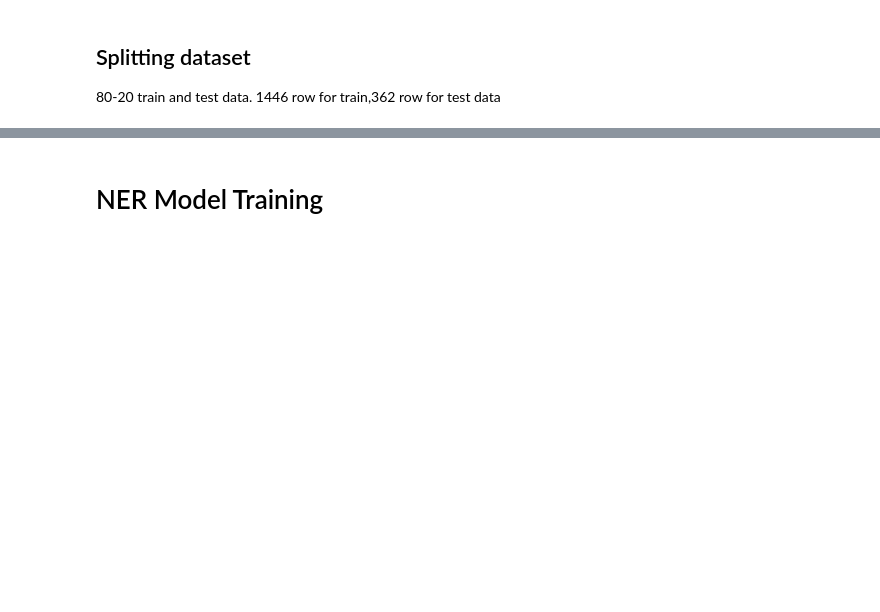
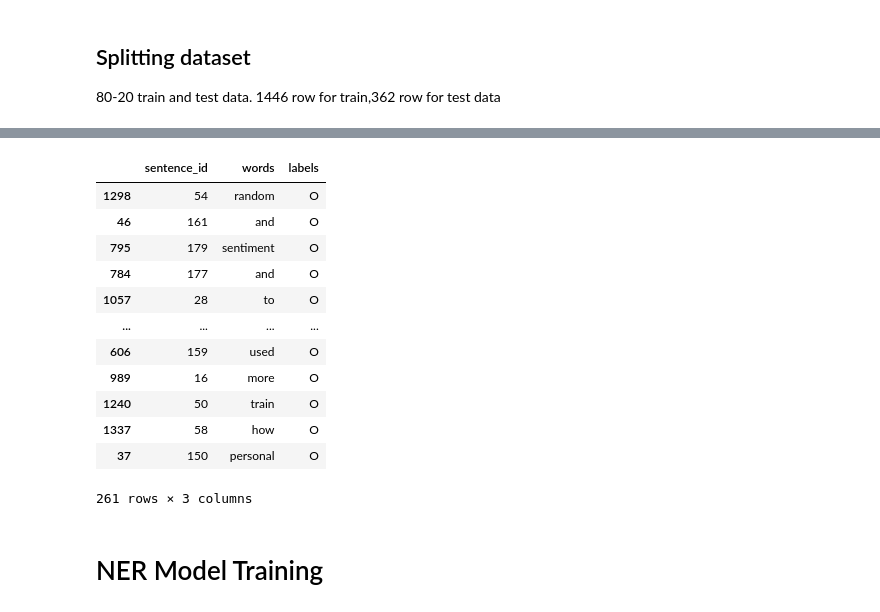
Before and after one commit to a-baran-orhan/AIN311_Project, a Jupyter notebook: Recommender/Recommender.ipynb, the cells around one changed output, grey strips where cells are left out. Cells and saved outputs as stored; diff of their text form; code cells hidden in the pictures; blank space fills up the shorter version.

```diff
--- a/Recommender/Recommender.ipynb
+++ b/Recommender/Recommender.ipynb
@@ -65,6 +96,6 @@ x_train, x_test, y_train, y_test = train_test_split(X,Y, test_size =0.2,random_s
 # %%
-#building up train data and test data
 train_data = pd.DataFrame({"sentence_id":x_train["sentence_id"],"words":x_train["words"],"labels":y_train})
+val_data = pd.DataFrame({"sentence_id":x_val["sentence_id"],"words":x_val["words"],"labels":y_val})
 test_data = pd.DataFrame({"sentence_id":x_test["sentence_id"],"words":x_test["words"],"labels":y_test})
 # %%
 print(train_data.shape)
@@ -91,3 +125,19 @@ train_data
+# %%
+val_data
+# %% [output]
+|  | sentence_id | words | labels |
+| 1298 | 54 | random | O |
+| 46 | 161 | and | O |
+| 795 | 179 | sentiment | O |
+| 784 | 177 | and | O |
+| 1057 | 28 | to | O |
+| ... | ... | ... | ... |
+| 606 | 159 | used | O |
+| 989 | 16 | more | O |
+| 1240 | 50 | train | O |
+| 1337 | 58 | how | O |
+| 37 | 150 | personal | O |
+261 rows × 3 columns
 # %% [markdown]
 # NER Model Training
 # %%
```
Also changed, not shown: parts of 14 cells of this notebook.
